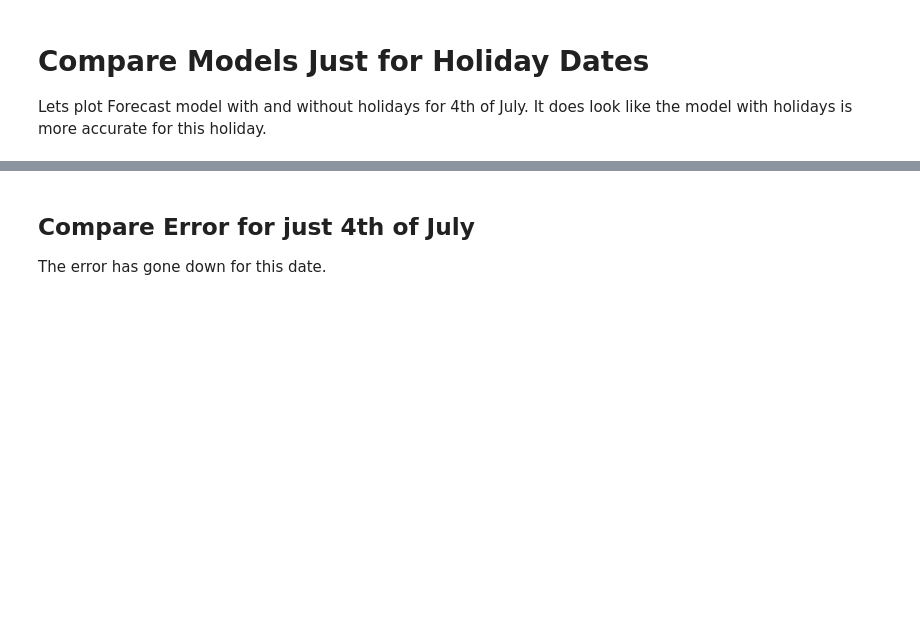
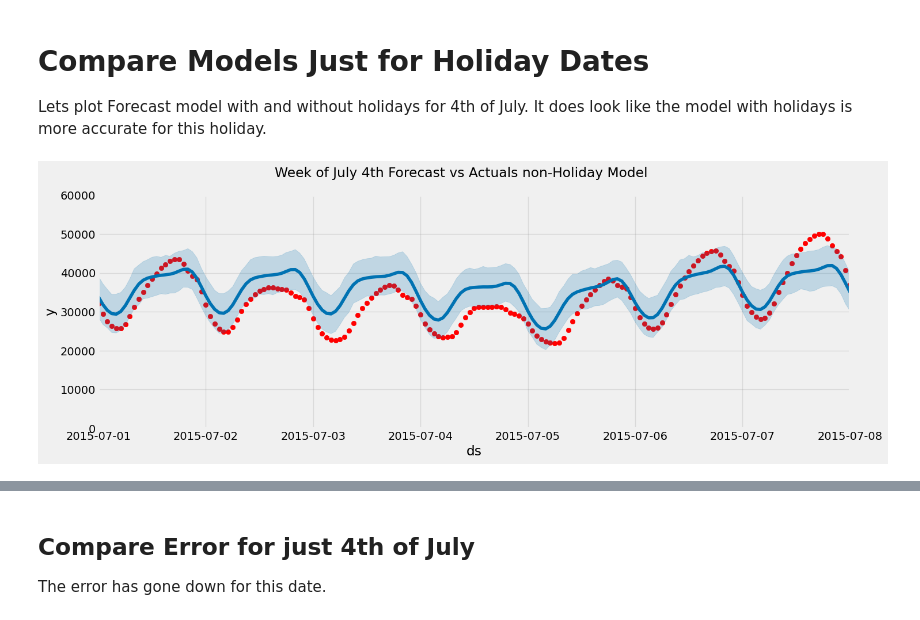
Before and after one commit to tealeave/hourly_energy_consumption, a Jupyter notebook: notebooks/time-series-forecasting-with-prophet.ipynb, the cells around one changed output, grey strips where cells are left out. Cells and saved outputs as stored; diff of their text form; code cells hidden in the pictures; blank space fills up the shorter version.

```diff
--- a/notebooks/time-series-forecasting-with-prophet.ipynb
+++ b/notebooks/time-series-forecasting-with-prophet.ipynb
@@ -242,13 +349,18 @@ Lets plot Forecast model with and without holidays for 4th of July. It does look
 # %%
 # Plot the forecast with the actuals
 f, ax = plt.subplots(1)
 f.set_figheight(5)
 f.set_figwidth(15)
 ax.scatter(pjme_test.index, pjme_test['PJME_MW'], color='r')
 fig = model.plot(pjme_test_fcst, ax=ax)
-ax.set_xbound(lower='07-01-2015', upper='07-7-2015')
+start = pd.to_datetime('2015-07-01')
+end   = pd.to_datetime('2015-07-08')
+# Plot the forecast with the actuals
+ax.set_xbound(lower=start, upper=end)
 ax.set_ylim(0, 60000)
 plot = plt.suptitle('Week of July 4th Forecast vs Actuals non-Holiday Model')
+# %% [output]
+[figure, added]
 # %%
 # Plot the forecast with the actuals
 f, ax = plt.subplots(1)
```
Also changed, not shown: parts of 38 cells of this notebook.
